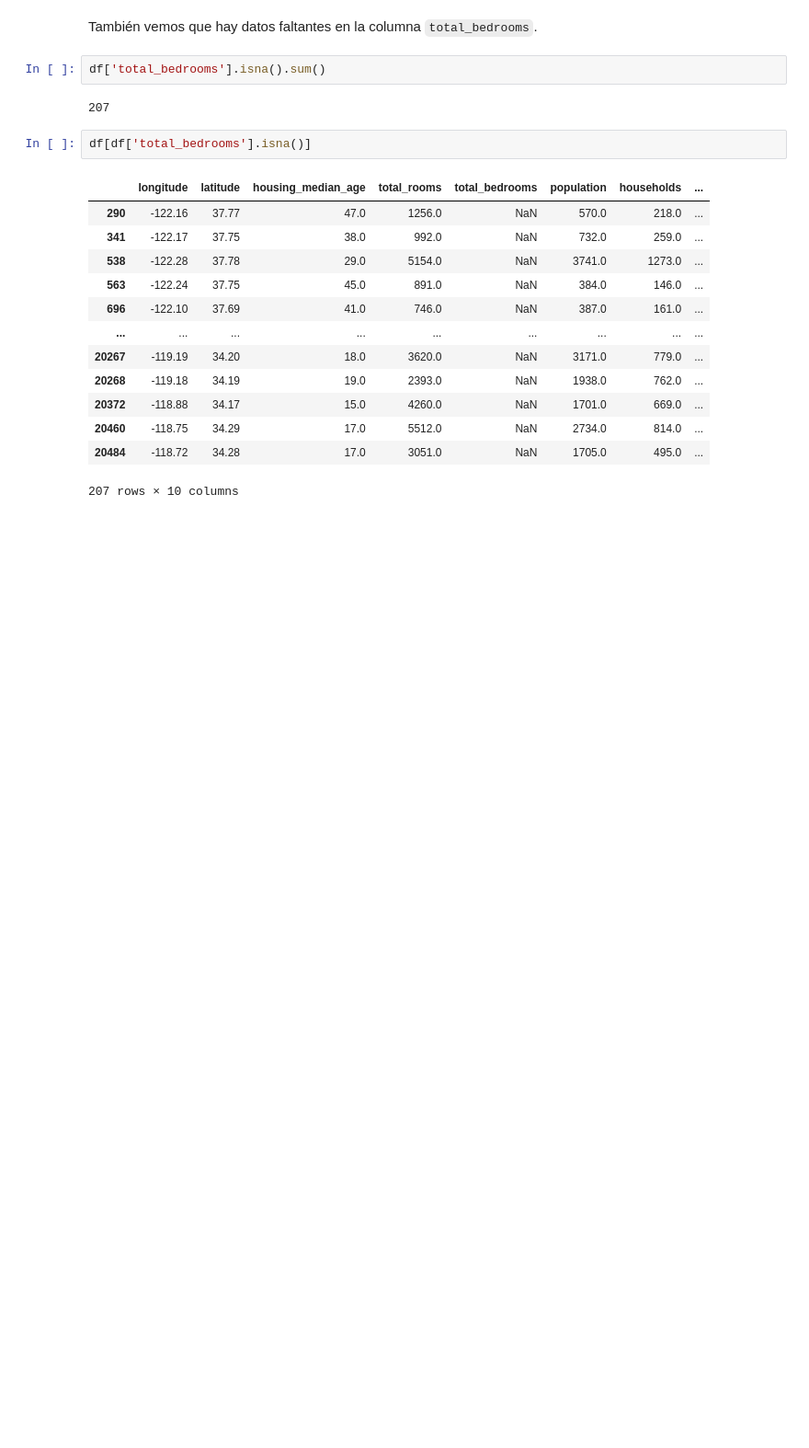
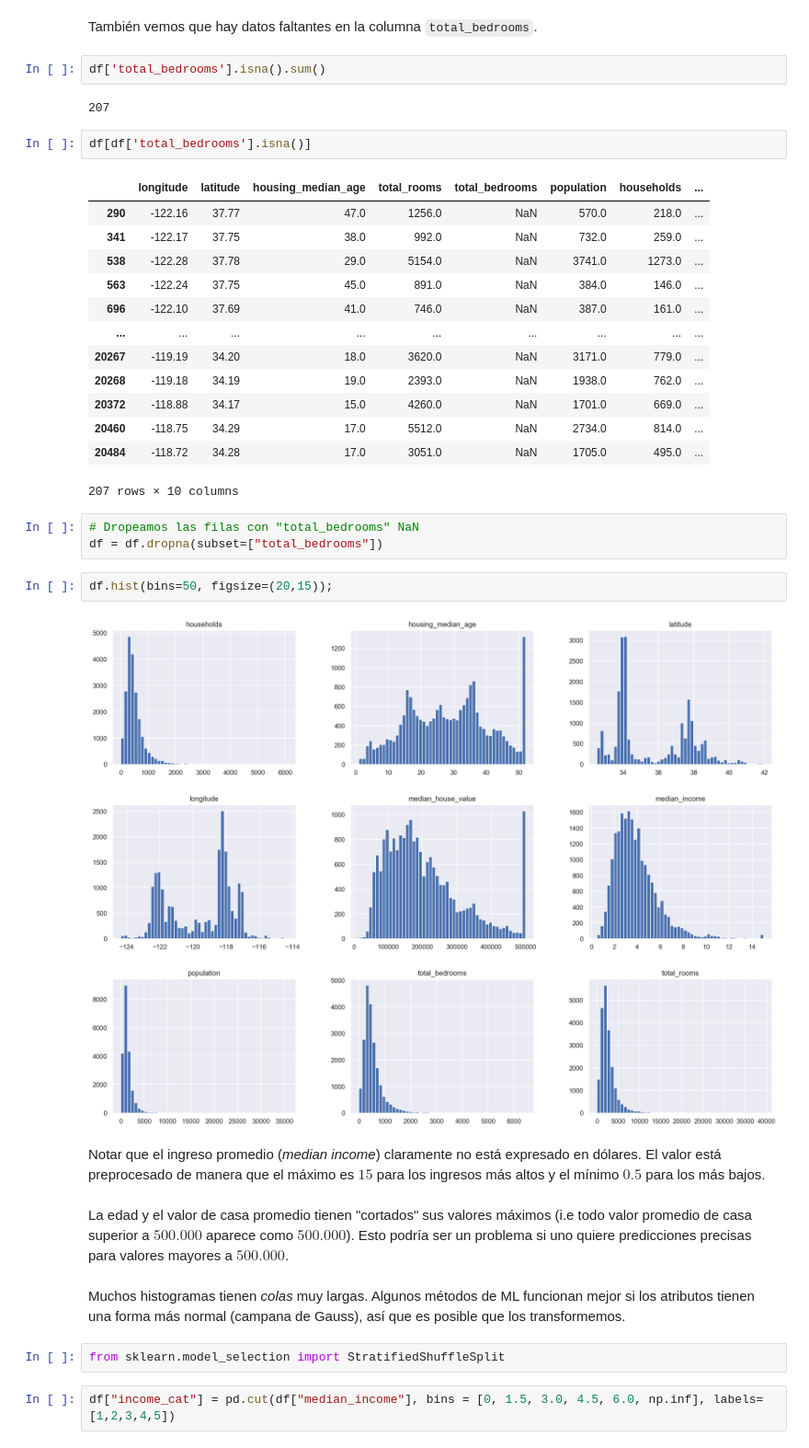
Before and after one commit to lambdaclass/data_etudes, a Jupyter notebook: clases/clase_7_proyecto_ml.ipynb, the cells around one changed output. Shown at 92% size. Saved outputs shown, nothing was run; the diff lists cells and outputs as text; blank space fills up the shorter version.

Commit message:
Added basic plots and text

```diff
--- a/clases/clase_7_proyecto_ml.ipynb
+++ b/clases/clase_7_proyecto_ml.ipynb
@@ -129,3 +129,20 @@ df[df['total_bedrooms'].isna()]
 | 20460 | -118.75 | 34.29 | 17.0 | 5512.0 | NaN | 2734.0 | 814.0 | ... |
 | 20484 | -118.72 | 34.28 | 17.0 | 3051.0 | NaN | 1705.0 | 495.0 | ... |
 207 rows × 10 columns
+# %%
+# Dropeamos las filas con "total_bedrooms" NaN
+df = df.dropna(subset=["total_bedrooms"])
+# %%
+df.hist(bins=50, figsize=(20,15));
+# %% [output]
+[figure, added]
+# %% [markdown]
+Notar que el ingreso promedio (*median income*) claramente no está expresado en dólares. El valor está preprocesado de manera que el máximo es $15$ para los ingresos más altos y el mínimo $0.5$ para los más bajos.
+# %% [markdown]
+La edad y el valor de casa promedio tienen "cortados" sus valores máximos (i.e todo valor promedio de casa superior a $500.000$ aparece como $500.000$). Esto podría ser un problema si uno quiere predicciones precisas para valores mayores a $500.000$.
+# %% [markdown]
+Muchos histogramas tienen *colas* muy largas. Algunos métodos de ML funcionan mejor si los atributos tienen una forma más normal (campana de Gauss), así que es posible que los transformemos.
+# %%
+from sklearn.model_selection import StratifiedShuffleSplit
+# %%
+df["income_cat"] = pd.cut(df["median_income"], bins = [0, 1.5, 3.0, 4.5, 6.0, np.inf], labels=[1,2,3,4,5])
```
Also changed, not shown: parts of 9 cells of this notebook.
